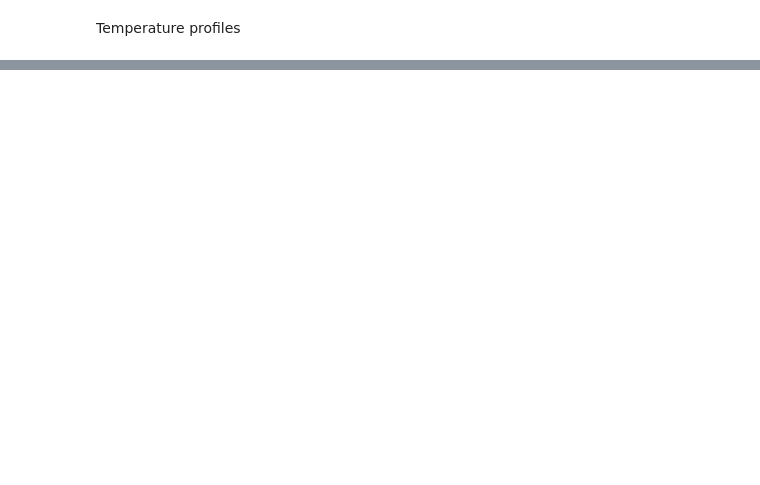
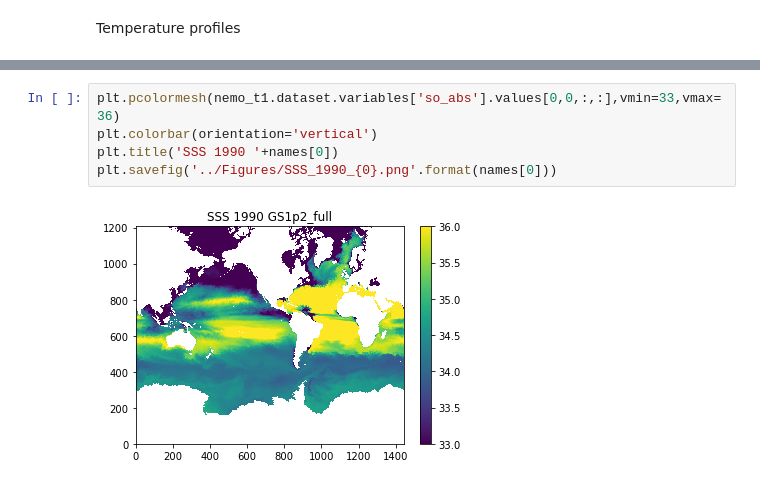
Before and after one commit to NOC-MSM/SE-NEMO, a Jupyter notebook: scripts/analysis/Notebooks/plot_SENEMO.ipynb, the cells around one changed output, grey strips where cells are left out. Drawn from its saved outputs; the diff is of its cells as text; blank space fills up the shorter version.

```diff
--- a/scripts/analysis/Notebooks/plot_SENEMO.ipynb
+++ b/scripts/analysis/Notebooks/plot_SENEMO.ipynb
@@ -78,0 +92,7 @@ print(nemo_t2.dataset.latitude.values[j,i])
+# %%
+plt.pcolormesh(nemo_t1.dataset.variables['so_abs'].values[0,0,:,:],vmin=33,vmax=36)
+plt.colorbar(orientation='vertical')
+plt.title('SSS 1990 '+names[0])
+plt.savefig('../Figures/SSS_1990_{0}.png'.format(names[0]))
+# %% [output]
+[figure, added]
```
Also changed, not shown: parts of 12 cells of this notebook, 4 other files.
